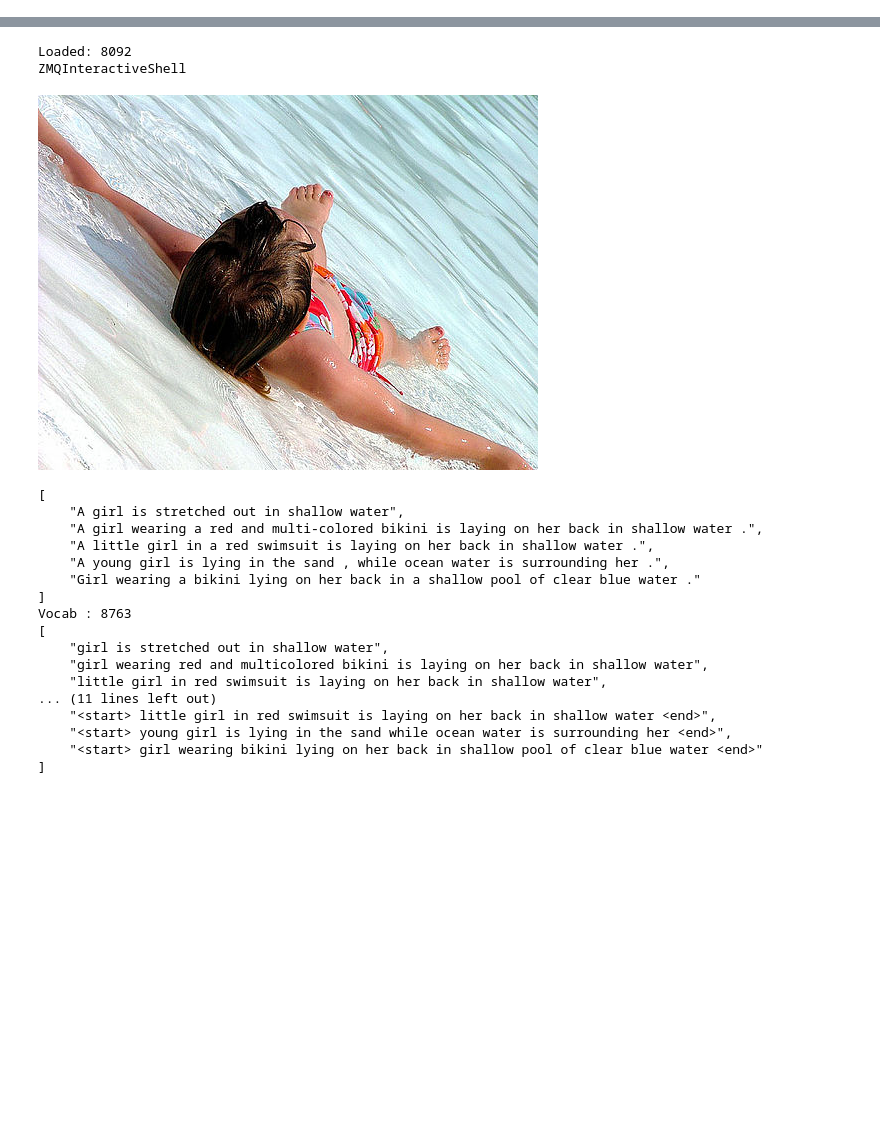
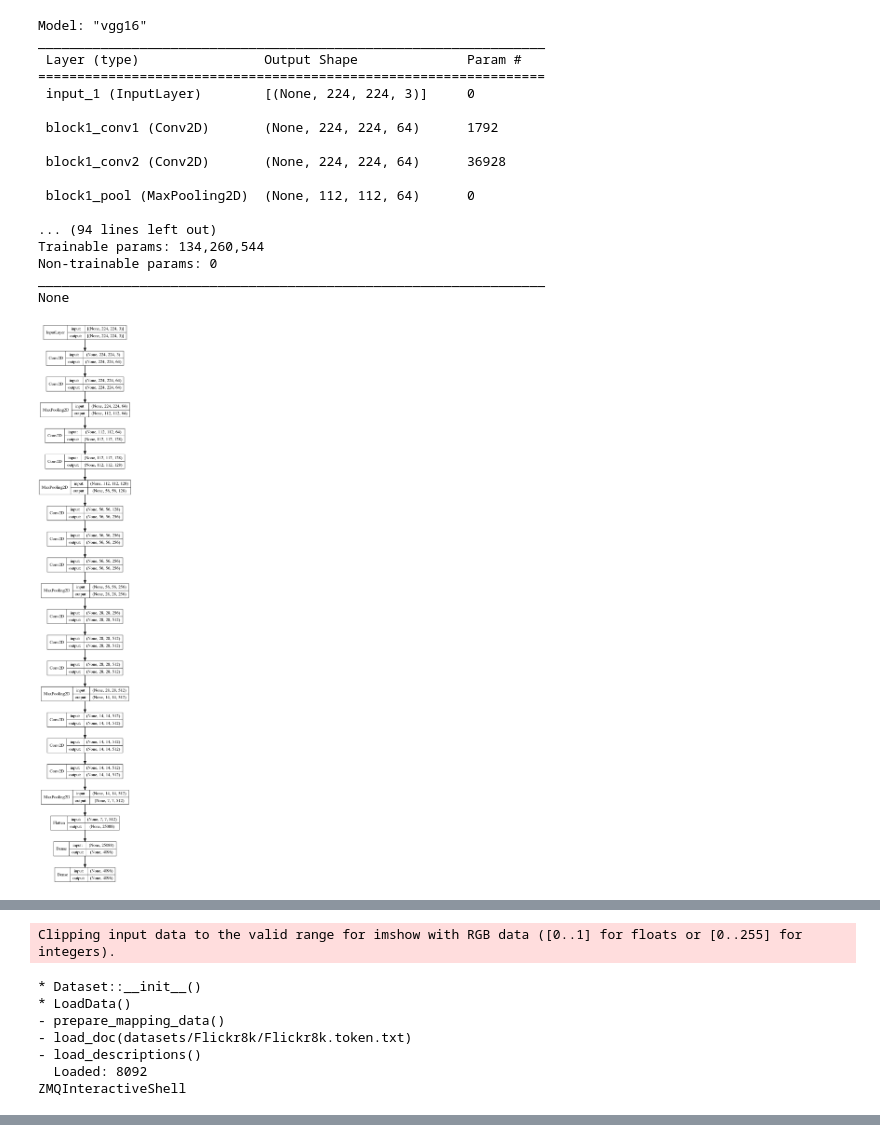
Before and after one commit to pushdown99/caption, a Jupyter notebook: caption.ipynb, the cells around one changed output, grey strips where cells are left out. Saved outputs shown, nothing was run; the diff lists cells and outputs as text; code cells hidden in the pictures; blank space fills up the shorter version.

```diff
--- a/caption.ipynb
+++ b/caption.ipynb
@@ -18,0 +32,8 @@ To enable them in other operations, rebuild TensorFlow with the appropriate comp
+# %%
+#model = InceptionV3.v1 (config, flickr8k_opts, inceptionv3_v1_opts, data)
+#encoder   = Encoder.CNN(Config)
+#attention = BahdanauAttention.Attention(Config)
+#decoder   = Decoder.RNN(Config, data, attention)
+model = VGG16.v1 (config, flickr8k_opts, vgg16_opts)
+#model = EfficientNetB0.v1 (config, flickr8k_opts, efficientnet_opt)
+# %% [output]
@@ -18,0 +45,18 @@ To enable them in other operations, rebuild TensorFlow with the appropriate comp
+Model: "vgg16"
+_________________________________________________________________
+ Layer (type)                Output Shape              Param #
+=================================================================
+ input_1 (InputLayer)        [(None, 224, 224, 3)]     0
+
+ block1_conv1 (Conv2D)       (None, 224, 224, 64)      1792
+
+ block1_conv2 (Conv2D)       (None, 224, 224, 64)      36928
+
+ block1_pool (MaxPooling2D)  (None, 112, 112, 64)      0
+
+... (94 lines left out)
+Trainable params: 134,260,544
+Non-trainable params: 0
+_________________________________________________________________
+None
+[figure, added]
@@ -18,0 +64,8 @@ To enable them in other operations, rebuild TensorFlow with the appropriate comp
+Clipping input data to the valid range for imshow with RGB data ([0..1] for floats or [0..255] for integers).
+* Dataset::__init__()
+* LoadData()
+- prepare_mapping_data()
+- load_doc(datasets/Flickr8k/Flickr8k.token.txt)
+- load_descriptions()
+  Loaded: 8092
+ZMQInteractiveShell
@@ -19,24 +91,5 @@ To enable them in other operations, rebuild TensorFlow with the appropriate comp
 # %%
-dataset = Flickr8k.Dataset(Flickr8kOpts, True)
-data  = dataset.LoadData ()
+#model = InceptionV3.CNN(Config, InceptionV3Opts, data)
+#model.load_data ()
+#dataset = Flickr8k.Dataset(flickr8k_opts, vgg16_v2_opts, True)
+#data  = dataset.LoadData ()
-# %% [output]
-Loaded: 8092
-ZMQInteractiveShell
-[figure, removed]
-[
-    "A girl is stretched out in shallow water",
-    "A girl wearing a red and multi-colored bikini is laying on her back in shallow water .",
-    "A little girl in a red swimsuit is laying on her back in shallow water .",
-    "A young girl is lying in the sand , while ocean water is surrounding her .",
-    "Girl wearing a bikini lying on her back in a shallow pool of clear blue water ."
-]
-Vocab : 8763
-[
-    "girl is stretched out in shallow water",
-    "girl wearing red and multicolored bikini is laying on her back in shallow water",
-    "little girl in red swimsuit is laying on her back in shallow water",
-... (11 lines left out)
-    "<start> little girl in red swimsuit is laying on her back in shallow water <end>",
-    "<start> young girl is lying in the sand while ocean water is surrounding her <end>",
-    "<start> girl wearing bikini lying on her back in shallow pool of clear blue water <end>"
-]
```
Also changed, not shown: parts of 11 cells of this notebook, 44 other files.
